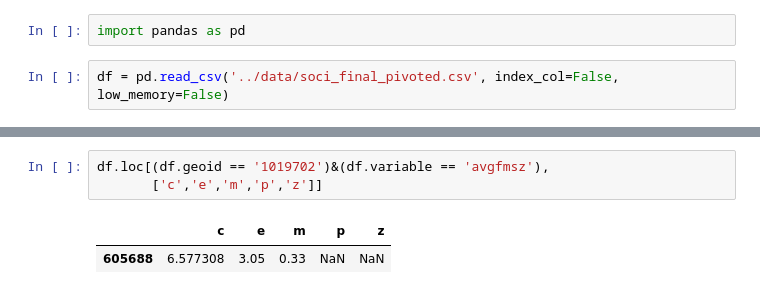
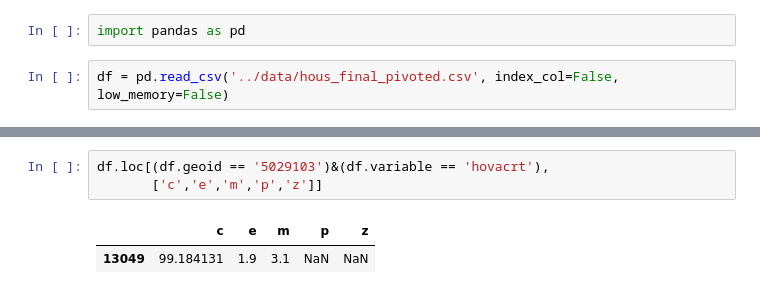
Before and after one commit to NYCPlanning/db-acs, a Jupyter notebook: notebooks/qaqc.ipynb, the cells around one changed output, grey strips where cells are left out. Saved outputs shown, nothing was run; the diff lists cells and outputs as text.

```diff
--- a/notebooks/qaqc.ipynb
+++ b/notebooks/qaqc.ipynb
@@ -1,4 +1,4 @@
 # %%
 import pandas as pd
 # %%
-df = pd.read_csv('../data/soci_final_pivoted.csv', index_col=False, low_memory=False)
+df = pd.read_csv('../data/hous_final_pivoted.csv', index_col=False, low_memory=False)
@@ -5,6 +27,6 @@ df = pd.read_csv('../data/soci_final_pivoted.csv', index_col=False, low_memory=F
 # %%
-df.loc[(df.geoid == '1019702')&(df.variable == 'avgfmsz'),
+df.loc[(df.geoid == '5029103')&(df.variable == 'hovacrt'),
        ['c','e','m','p','z']]
 # %% [output]
 |  | c | e | m | p | z |
-| 605688 | 6.577308 | 3.05 | 0.33 | NaN | NaN |
+| 13049 | 99.184131 | 1.9 | 3.1 | NaN | NaN |
```
Also changed, not shown: parts of 7 cells of this notebook, 5 other files.
